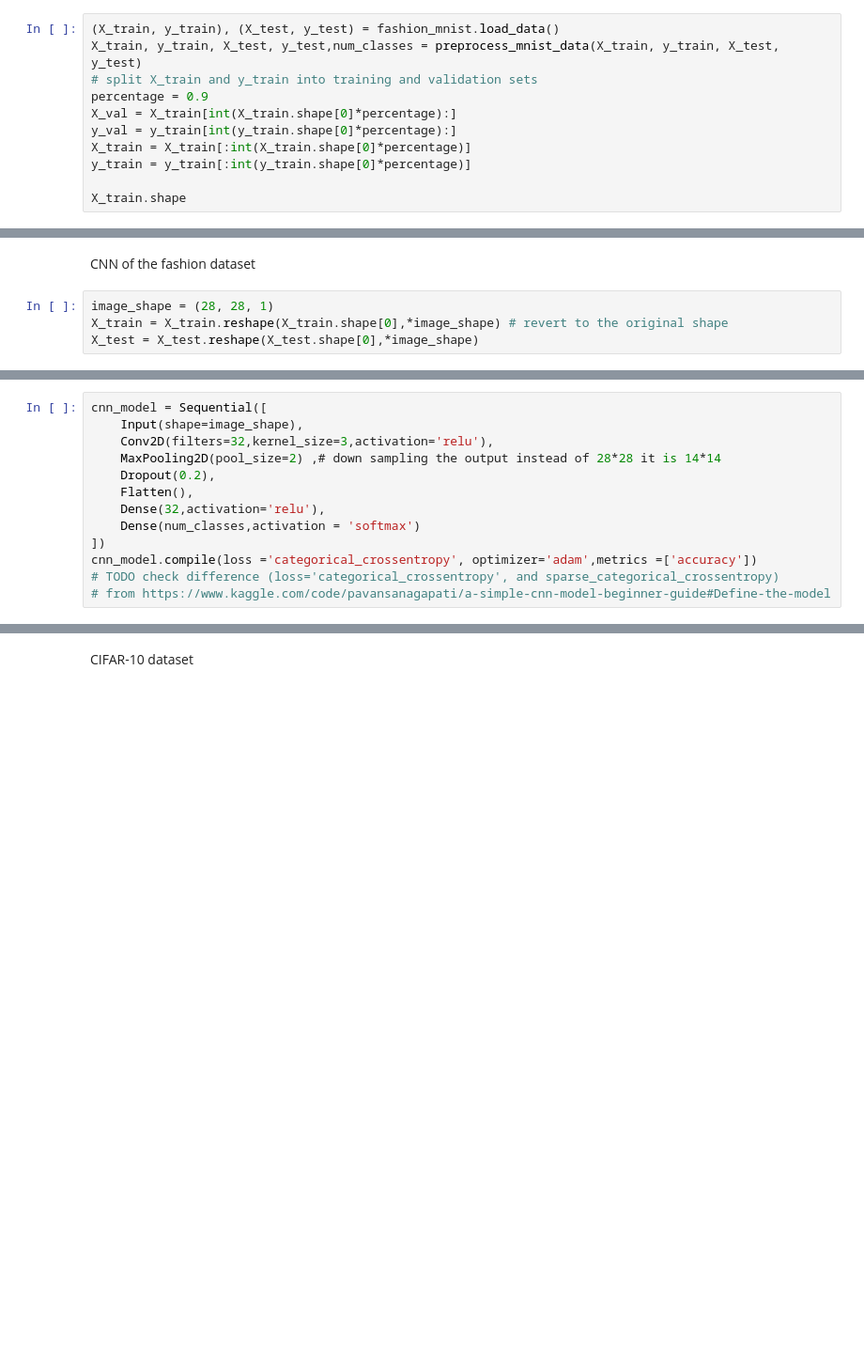
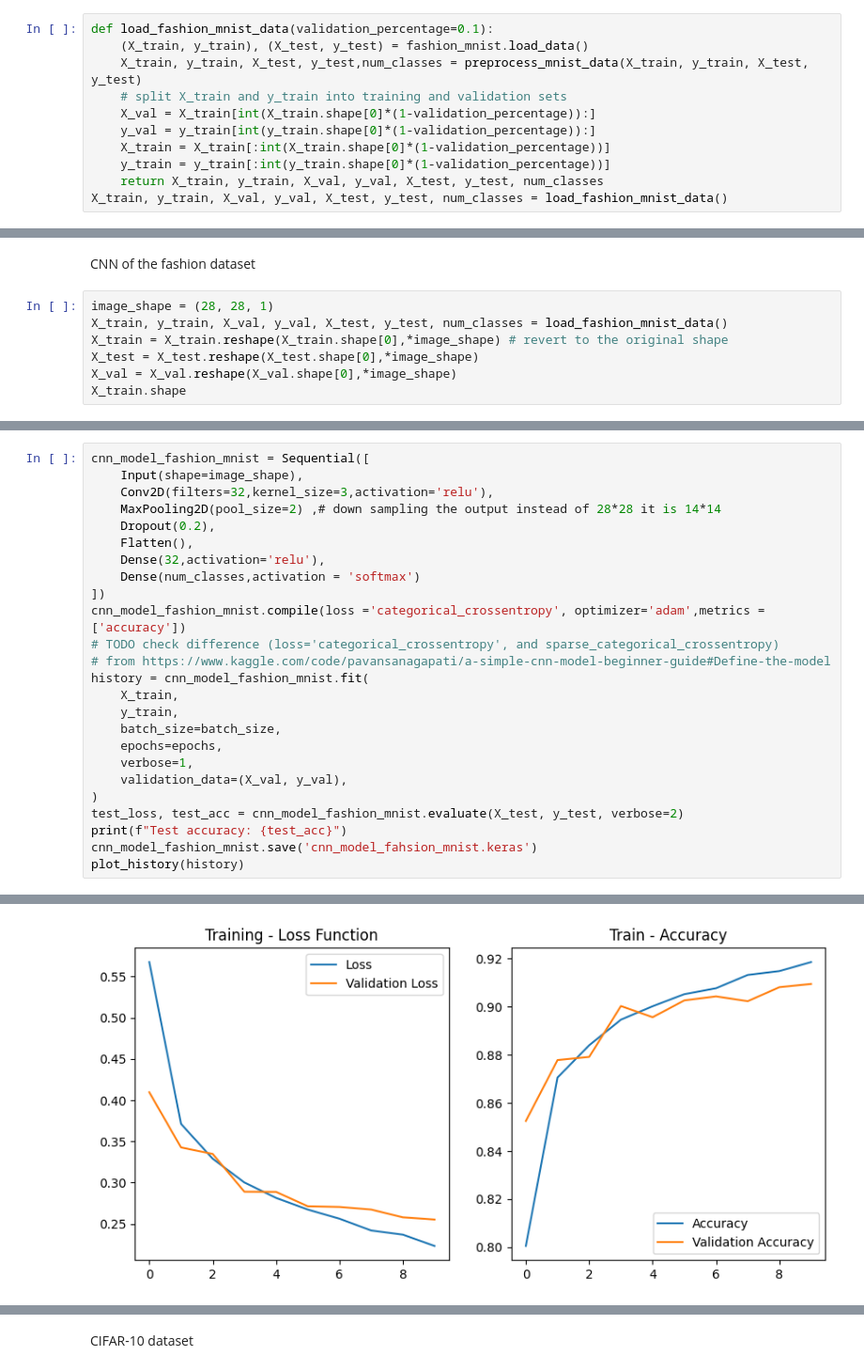
Before and after one commit to Demmenie/itdl, a Jupyter notebook: idl-a1/task1.ipynb, the cells around one changed output, grey strips where cells are left out. Shown at 94% size. Cells and saved outputs as stored; diff of their text form; blank space fills up the shorter version.

```diff
--- a/idl-a1/task1.ipynb
+++ b/idl-a1/task1.ipynb
@@ -136,15 +130,15 @@ score = model.evaluate(X_test, y_test, verbose=1)
 # %% [markdown]
 1.2
 # %%
-(X_train, y_train), (X_test, y_test) = fashion_mnist.load_data()
-X_train, y_train, X_test, y_test,num_classes = preprocess_mnist_data(X_train, y_train, X_test, y_test)
-# split X_train and y_train into training and validation sets
-percentage = 0.9
-X_val = X_train[int(X_train.shape[0]*percentage):]
-y_val = y_train[int(y_train.shape[0]*percentage):]
-X_train = X_train[:int(X_train.shape[0]*percentage)]
-y_train = y_train[:int(y_train.shape[0]*percentage)]
-
-X_train.shape
+def load_fashion_mnist_data(validation_percentage=0.1):
+    (X_train, y_train), (X_test, y_test) = fashion_mnist.load_data()
+    X_train, y_train, X_test, y_test,num_classes = preprocess_mnist_data(X_train, y_train, X_test, y_test)
+    # split X_train and y_train into training and validation sets
+    X_val = X_train[int(X_train.shape[0]*(1-validation_percentage)):]
+    y_val = y_train[int(y_train.shape[0]*(1-validation_percentage)):]
+    X_train = X_train[:int(X_train.shape[0]*(1-validation_percentage))]
+    y_train = y_train[:int(y_train.shape[0]*(1-validation_percentage))]
+    return X_train, y_train, X_val, y_val, X_test, y_test, num_classes
+X_train, y_train, X_val, y_val, X_test, y_test, num_classes = load_fashion_mnist_data()
 # %% [output]
 num_classes: 10, lenght: 28, width: 28
@@ -228,5 +200,8 @@ test_loss, test_acc = model.evaluate(X_test, y_test, verbose=2)
 CNN of the fashion dataset
 # %%
 image_shape = (28, 28, 1)
+X_train, y_train, X_val, y_val, X_test, y_test, num_classes = load_fashion_mnist_data()
 X_train = X_train.reshape(X_train.shape[0],*image_shape) # revert to the original shape
 X_test = X_test.reshape(X_test.shape[0],*image_shape)
+X_val = X_val.reshape(X_val.shape[0],*image_shape)
+X_train.shape
@@ -233,5 +211,5 @@ X_test = X_test.reshape(X_test.shape[0],*image_shape)
 # %%
-cnn_model = Sequential([
+cnn_model_fashion_mnist = Sequential([
     Input(shape=image_shape),
     Conv2D(filters=32,kernel_size=3,activation='relu'),
     MaxPooling2D(pool_size=2) ,# down sampling the output instead of 28*28 it is 14*14
@@ -240,6 +218,19 @@ cnn_model = Sequential([
     Dense(32,activation='relu'),
     Dense(num_classes,activation = 'softmax')
 ])
-cnn_model.compile(loss ='categorical_crossentropy', optimizer='adam',metrics =['accuracy'])
+cnn_model_fashion_mnist.compile(loss ='categorical_crossentropy', optimizer='adam',metrics =['accuracy'])
 # TODO check difference (loss='categorical_crossentropy', and sparse_categorical_crossentropy)
 # from https://www.kaggle.com/code/pavansanagapati/a-simple-cnn-model-beginner-guide#Define-the-model
+history = cnn_model_fashion_mnist.fit(
+    X_train,
+    y_train,
+    batch_size=batch_size,
+    epochs=epochs,
+    verbose=1,
+    validation_data=(X_val, y_val),
+)
+test_loss, test_acc = cnn_model_fashion_mnist.evaluate(X_test, y_test, verbose=2)
+print(f"Test accuracy: {test_acc}")
+cnn_model_fashion_mnist.save('cnn_model_fahsion_mnist.keras')
+plot_history(history)
+# %% [output]
@@ -245,0 +254 @@ cnn_model.compile(loss ='categorical_crossentropy', optimizer='adam',metrics =['
+[figure, added]
```
Also changed, not shown: parts of 33 cells of this notebook, 1 other file.
